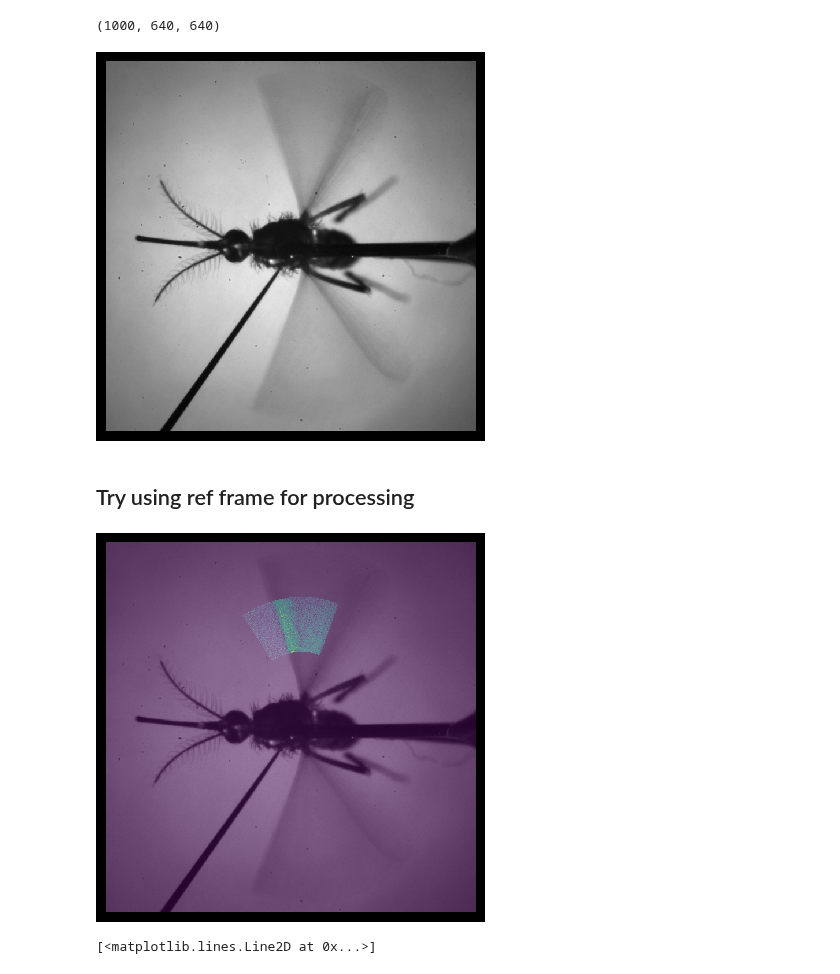
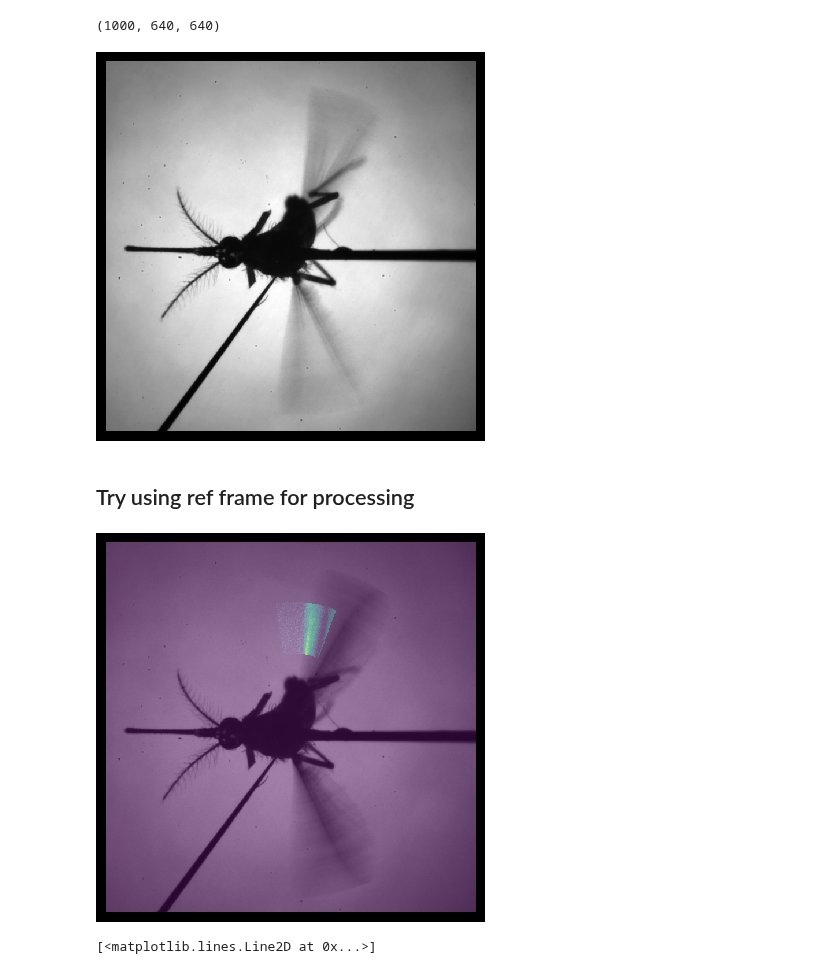
Before and after one commit to samcwhitehead/mosquito, a Jupyter notebook: scratch/test_kinefly_imitation_scratch.ipynb, the cells around one changed output. Saved outputs shown, nothing was run; the diff lists cells and outputs as text; code cells hidden in the pictures.

```diff
--- a/scratch/test_kinefly_imitation_scratch.ipynb
+++ b/scratch/test_kinefly_imitation_scratch.ipynb
@@ -249,7 +246,7 @@ def get_wing_edges_wedge_sum(img, wedge_masks, angles, min_prominence=0.001):
 # %%
 # info for file to load
 data_folder = 50  #  48 # 46
-axo_num = 27
+axo_num = 20  # 27
 frame_range = (0, 1000)
 return_cap_flag = False
 wing_side = 'right'
@@ -290,7 +287,7 @@ radius_avg = (radius_inner + radius_outer)/2.0
 from mosquito.get_wing_kinematics import track_low_speed_video, run_track_low_speed_video, add_kinematics_to_axo
 
 # wing_data = track_low_speed_video(imgs, fly_frame=fly_frame, viz_flag=False)
-wing_data = run_track_low_speed_video(data_folder, axo_num, fly_frame=fly_frame, verbose_flag=True, viz_flag=True)
+wing_data = run_track_low_speed_video(data_folder, axo_num, fly_frame=fly_frame, verbose_flag=True, viz_flag=False)
 data = add_kinematics_to_axo(wing_data, data_folder, axo_num, data_suffix='_spikes', save_flag=True)
 # %% [output]
 Completed processing frames 0 through 1000
@@ -367,0 +392,27 @@ np.sum(test, axis=(1,2)).shape
+# %%
+# examine images that lead to this
+frame_inds = [79, 80]
+wing_side = 'right'
+wing_angles = wing_data[wing_side]['angles_min']
+hinge_pt = wing_data[wing_side]['hinge_pt']
+radius_avg = wing_data[wing_side]['radius_avg']
+body_angle = wing_data['body_angle']
+
+fig, ax_list = plt.subplots(1, len(frame_inds)+1, figsize=(12,5))
+ax_list = ax_list.ravel()
+
+
+for ith, frame_ind in enumerate(frame_inds):
+    ax_list[ith].imshow(rgb2gray(imgs[frame_ind]), cmap='grey', interpolation='none')
+
+    # also plot detected edge
+    angle = -1*(wing_angles[frame_ind] - np.pi/2) + body_angle
+    pt = (hinge_pt + (radius_avg * np.array([np.cos(angle), np.sin(angle)])))
+    ax_list[ith].plot(pt[0], pt[1], 'ro')
+
+last_ind = len(frame_inds)
+ax_list[last_ind].imshow(rgb2gray(imgs[frame_inds[1]]) - rgb2gray(imgs[frame_inds[0]]), cmap='RdBu', interpolation='none')
+# ax_list[last_ind].imshow(rgb2gray(imgs[frame_inds[1]]), cmap='magma', interpolation='none', alpha=0.7)
+
+for ax in ax_list:
+    ax.set_axis_off()
@@ -504,29 +672,29 @@ fig, ax = plt.subplots()
 ax.imshow(bg, cmap='grey', interpolation='none')
 ax.set_axis_off()
 # %% [output]
-[figure, old version]
+[figure, new version]
 # %% [markdown]
 ## Try using ref frame for processing
 # %%
 # look at a test image
-frame_ind = 76# 182 # 15
+frame_ind = 79# 182 # 15
 im = imgs[frame_ind]
 im_gray = rgb2gray(im)
 im_gray = compare_images(im_gray, bg)
 
 se = morphology.disk(4)
 # im_gray = enhance_contrast(im_gray, se, mask=mask)  # equalize_adapthist(im_gray)
 mask_dilate = morphology.isotropic_dilation(mask, 2)
 im_gray = rescale_intensity(im_gray*mask_dilate)
 # # im_gray = equalize_adapthist(im_gray, kernel_size=120)
 # im_gray = img_as_ubyte(im_gray)
 
 fig, ax = plt.subplots()
 ax.imshow(im, cmap='grey', interpolation='none')
 ax.imshow(im_gray, interpolation='none', alpha=0.5)
 ax.set_axis_off()
 # %% [output]
-[figure, old version]
+[figure, new version]
 # %%
 # test taking axial slices
 angle_hi_deg = np.rad2deg(params[f'{wing_side}_wing']['angle_hi'])
```
Also changed, not shown: parts of 21 cells of this notebook, 4 other files.
